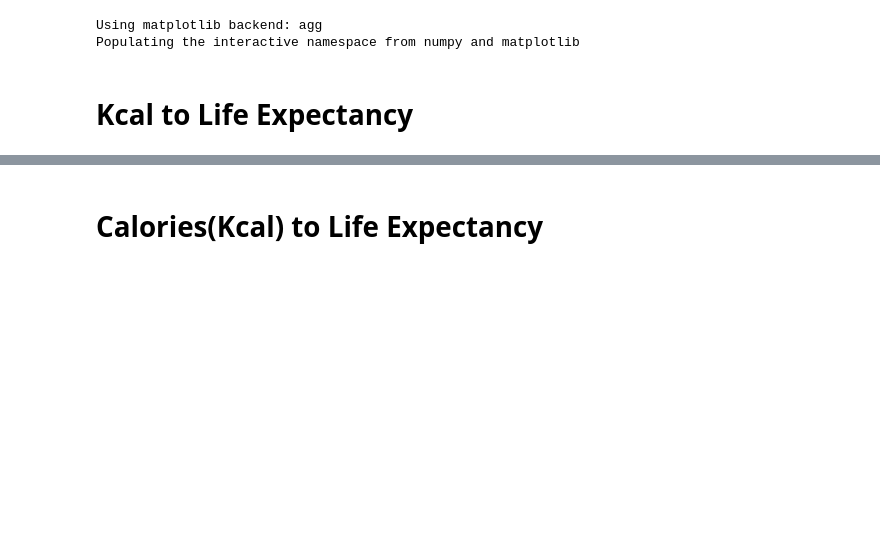
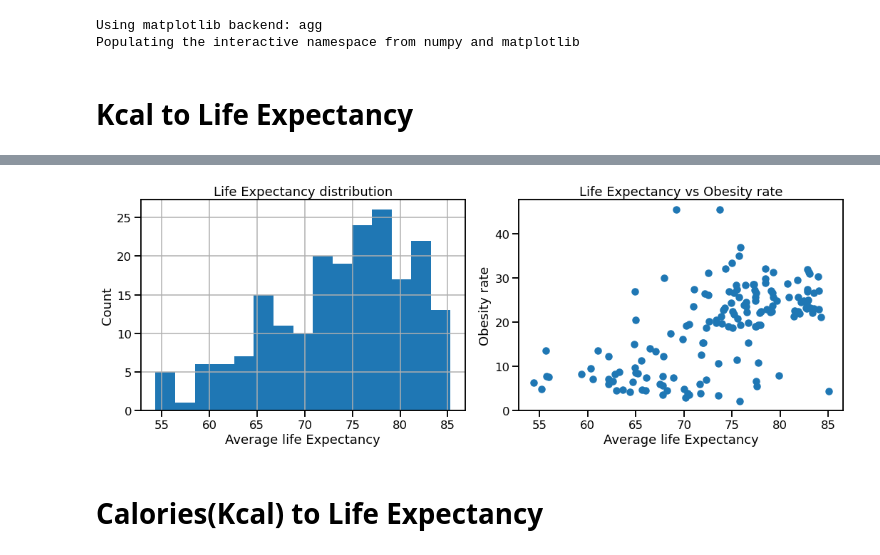
Before and after one commit to moumenalaoui/life-expectancy-and-diet, a Jupyter notebook: linear_regression_model_food.ipynb, the cells around one changed output, grey strips where cells are left out. Saved outputs shown, nothing was run; the diff lists cells and outputs as text; code cells hidden in the pictures; blank space fills up the shorter version.

Commit message:
Adding the last bit of plots

```diff
--- a/linear_regression_model_food.ipynb
+++ b/linear_regression_model_food.ipynb
@@ -37,4 +15,7 @@ Index(['#', 'Country', 'Life Expectancy   (both sexes)',
 # %%
+country_life_exp = pd.read_csv("life_expectancy.csv",skiprows=0)
+country_diet_info = pd.read_csv("Food_Supply_kcal_Data.csv",skiprows=0,encoding='utf-8')
+
 #Find all the countries in countries' diet DF in the life expectancy DF
 country_list = country_diet_info["Country"]
 country_life_exp_2 = country_life_exp.loc[country_life_exp["Country"].isin(country_list)]
@@ -44,7 +25,7 @@ country_list_2 = country_life_exp_2["Country"]
 country_diet_info_2 = country_diet_info.loc[country_diet_info["Country"].isin(country_list_2)]
 
 #Checking length
-print(len(country_diet_info_2["Country"]), len(country_list_2))
+#print(len(country_diet_info_2["Country"]), len(country_list_2))
 
 
 country_diet_info_2.index = country_diet_info_2['Country']
@@ -53,3 +34,10 @@ country_diet_info_2 = country_diet_info_2.sort_index(axis=0,ascending=True)
 
 country_life_exp_2.index = country_life_exp_2['Country']
 country_life_exp_2 = country_life_exp_2.sort_index(axis=0,ascending=True)
+
+country_diet_info_2["Life Expectancy"] = country_life_exp_2["Life Expectancy   (both sexes)"]
+
+df_country = country_diet_info_2.drop(columns = ["Country", "Life Expectancy", 'Confirmed', 'Deaths',
+                                                'Recovered', 'Active', 'Population', 'Unit (all except Population)',
+                                                'Obesity','Undernourished'])
+df_country = df_country.dropna()
@@ -58,5 +43,0 @@ country_life_exp_2 = country_life_exp_2.sort_index(axis=0,ascending=True)
-# %%
-country_diet_info_2["Life Expectancy   (both sexes)"] = country_life_exp_2["Life Expectancy   (both sexes)"]
-
-df_country = country_diet_info_2.drop(columns = ["Country", "Life Expectancy   (both sexes)"])
-df_country
@@ -78,5 +72,27 @@ df_country
 # %%
-plt.histogram()
+fig = plt.figure(figsize=(15,10))
+plt.subplot(2,2,1)
+plt.hist(country_life_exp["Life Expectancy   (both sexes)"], bins = 15)
+plt.title("Life Expectancy distribution")
+plt.xlabel("Average life Expectancy")
+plt.ylabel("Count")
+plt.grid()
+fig.tight_layout()
+# plt.savefig('Life Expectancy Distibution.png')
+
+
+plt.subplot(2,2,2)
+plt.scatter(country_diet_info_2["Life Expectancy"], country_diet_info_2["Obesity"])
+# plt.plot(clean_diet_info["Life Expectancy"], y, color = 'red')
+plt.title("Life Expectancy vs Obesity rate")
+plt.xlabel("Average life Expectancy")
+plt.ylabel("Obesity rate")
+fig.tight_layout()
+# plt.savefig('Life Exp vs Obesity rate.png')
+
+plt.show()
+# %% [output]
+[figure, added]
 # %% [markdown]
 # Calories(Kcal) to Life Expectancy
 # %%
```
Also changed, not shown: parts of 9 cells of this notebook.
